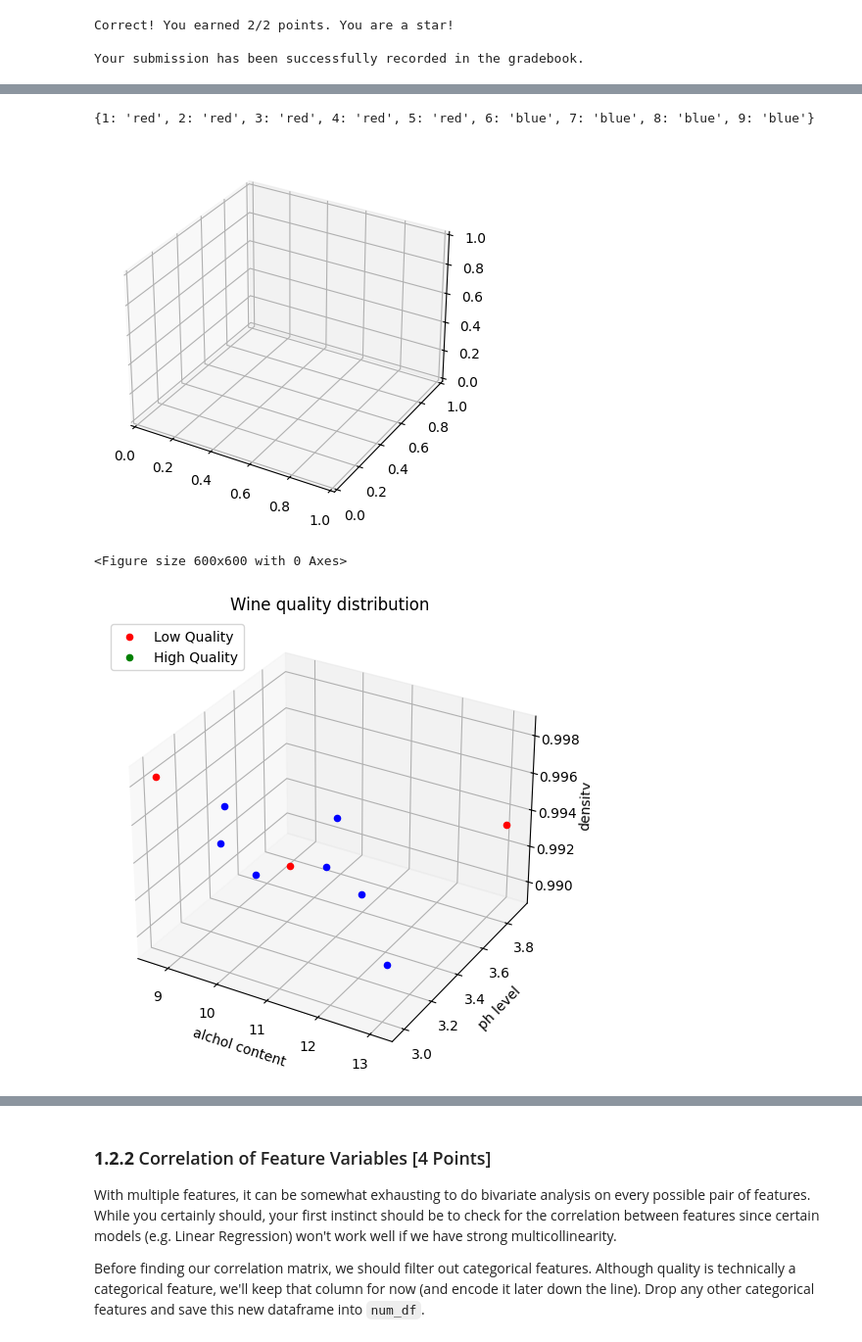
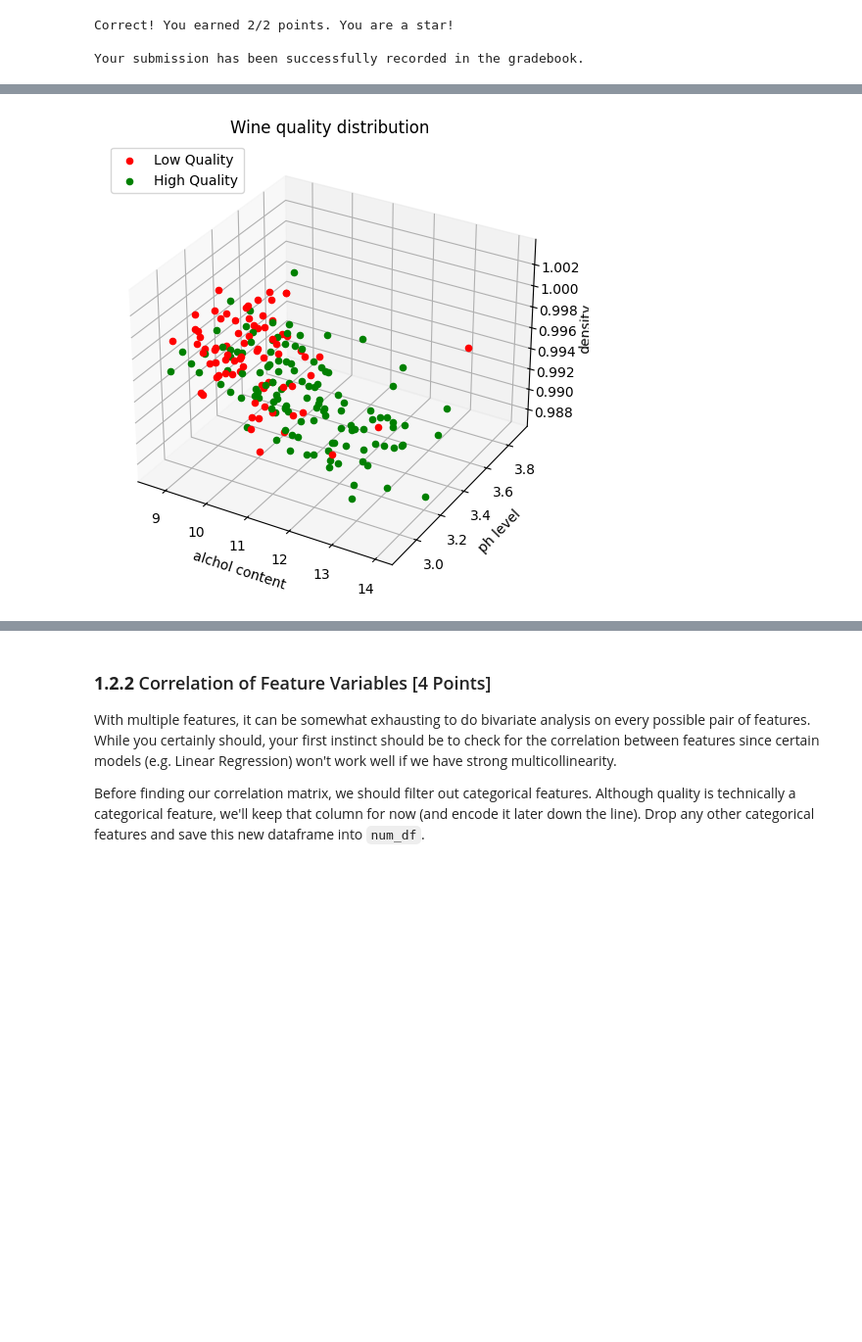
Before and after one commit to YanfuOu/CIS545, a Jupyter notebook: Yanfu_F24_HW4_Student_Version.ipynb, the cells around one changed output, grey strips where cells are left out. Shown at 98% size. Drawn from its saved outputs; the diff is of its cells as text; code cells hidden in the pictures; blank space fills up the shorter version.

```diff
--- a/Yanfu_F24_HW4_Student_Version.ipynb
+++ b/Yanfu_F24_HW4_Student_Version.ipynb
@@ -304,48 +296,39 @@ test_copy
-# %%
-quality_colors = { i: 'red' if i < 6 else 'blue' for i in range(1, 10)}
-print(quality_colors)
-# %% [output]
-{1: 'red', 2: 'red', 3: 'red', 4: 'red', 5: 'red', 6: 'blue', 7: 'blue', 8: 'blue', 9: 'blue'}
 # %%
+
 import matplotlib.pyplot as plt
 
 # TODO (4 Manually Graded Points): create 3d scatter plot
 # the comments will guide you through the process
-fig = plt.figure()
+
+# Extract the required columns from the dataframe into lists/containers
+alchol_context = sampled_wine_quality_df["alcohol"].tolist()
+pH_level = sampled_wine_quality_df['pH'].tolist()
+density = sampled_wine_quality_df['density'].tolist()
+quality = sampled_wine_quality_df['quality'].tolist()
+# create a 3D scatter plot of size (6,6)
+fig = plt.figure(figsize=(6,6))
 ax = fig.add_subplot(projection='3d')
 
-# Extract the required columns from the dataframe into lists/containers
-alchol_context = test_copy["alcohol"].tolist()
-pH_level = test_copy['pH'].tolist()
-density = test_copy['density'].tolist()
-quality = test_copy['quality'].tolist()
-# create a 3D scatter plot of size (6,6)
-fig = plt.figure(figsize=(6,6))
-
 # Create a Python dictionary with your quality and corresponding colors
-quality_colors = { i: 'red' if i < 6 else 'blue' for i in range(1, 10)}
+quality_colors = { i: 'red' if i < 6 else 'green' for i in range(1, 10)}
 
 point_color = [quality_colors[q] for q in quality]
 # iterate through and plot datapoints
-fig = plt.figure(figsize = (6,6))
-ax = plt.axes(projection = "3d")
 
 for i in range(len(alchol_context)):
   ax.scatter(alchol_context[i], pH_level[i], density[i], color = point_color[i])
 
 # Set title and labels
 plt.title("Wine quality distribution")
 ax.set_xlabel("alchol content")
 ax.set_ylabel("ph level")
 ax.set_zlabel("density")
 ### STOP HERE ###
 ### DO NOT EDIT ###
 ax.scatter([], [], [], c='r', marker='o', label=f'Low Quality')
 ax.scatter([], [], [], c='g', marker='o', label=f'High Quality')
 
 ax.legend(loc='upper left')
 plt.show()
 # %% [output]
-[figure, old version]
+[figure, new version]
-<Figure size 600x600 with 0 Axes>
-[figure, removed]
```
Also changed, not shown: parts of 19 cells of this notebook.
